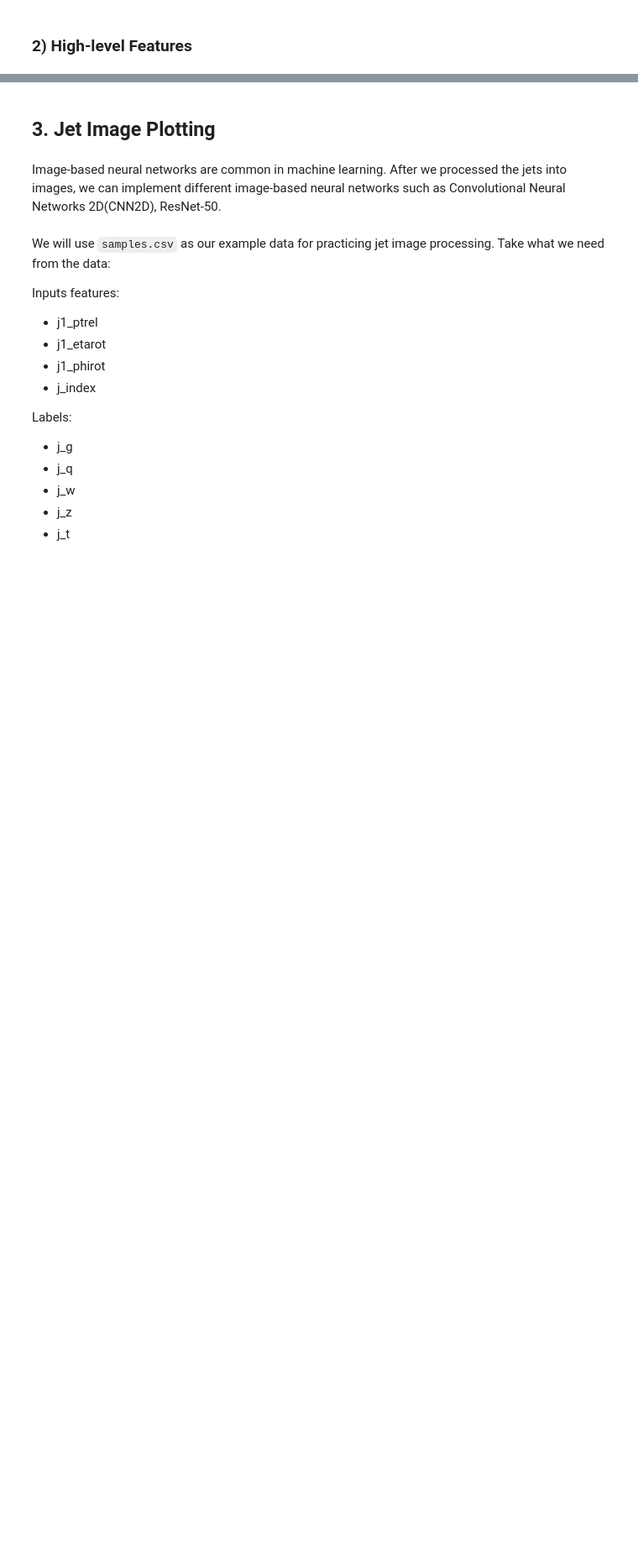
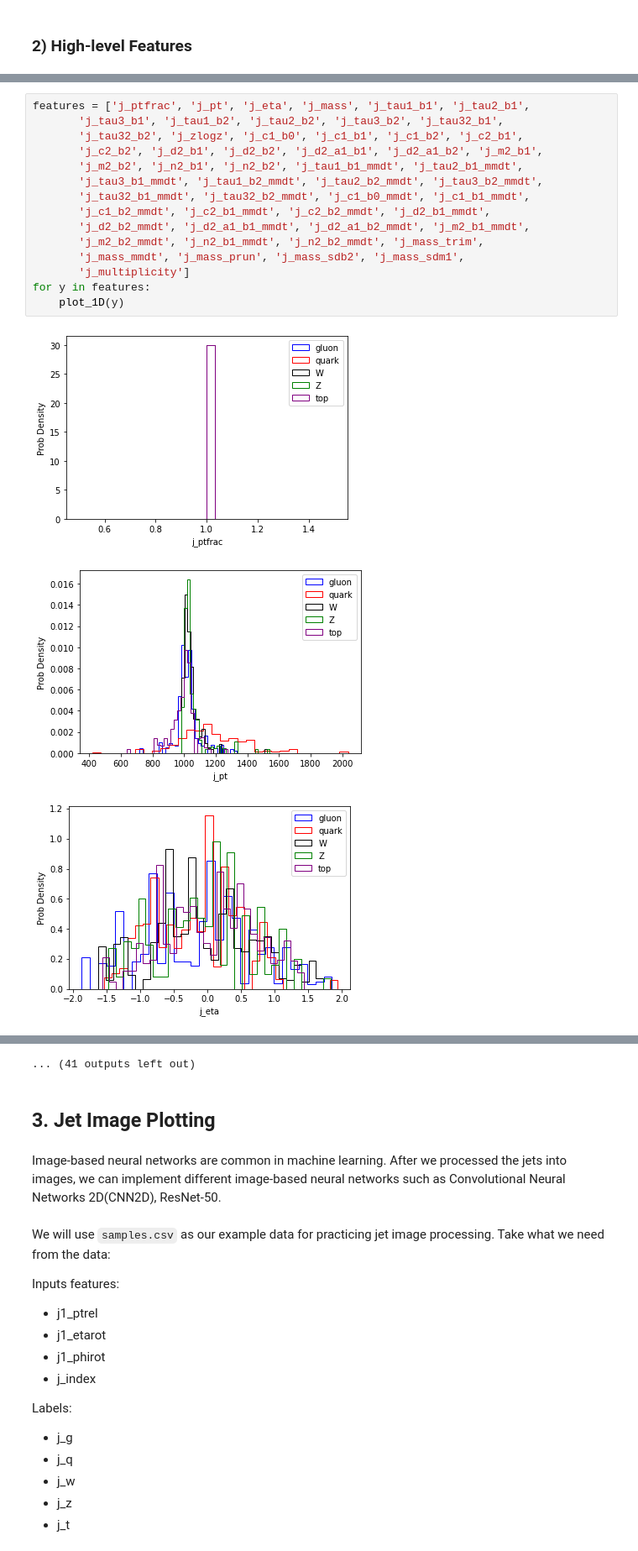
Before and after one commit to Noam-91/EPE_Dec_2020_Data_Preprocessing, a Jupyter notebook: Common Skills.ipynb, the cells around one changed output, grey strips where cells are left out. Shown at 84% size. Drawn from its saved outputs; the diff is of its cells as text; blank space fills up the shorter version.

```diff
--- a/Common Skills.ipynb
+++ b/Common Skills.ipynb
@@ -122,0 +187,19 @@ Try to plot 1D features and compare the distribution between labels. Hint: numpy
+# %%
+features = ['j_ptfrac', 'j_pt', 'j_eta', 'j_mass', 'j_tau1_b1', 'j_tau2_b1',
+       'j_tau3_b1', 'j_tau1_b2', 'j_tau2_b2', 'j_tau3_b2', 'j_tau32_b1',
+       'j_tau32_b2', 'j_zlogz', 'j_c1_b0', 'j_c1_b1', 'j_c1_b2', 'j_c2_b1',
+       'j_c2_b2', 'j_d2_b1', 'j_d2_b2', 'j_d2_a1_b1', 'j_d2_a1_b2', 'j_m2_b1',
+       'j_m2_b2', 'j_n2_b1', 'j_n2_b2', 'j_tau1_b1_mmdt', 'j_tau2_b1_mmdt',
+       'j_tau3_b1_mmdt', 'j_tau1_b2_mmdt', 'j_tau2_b2_mmdt', 'j_tau3_b2_mmdt',
+       'j_tau32_b1_mmdt', 'j_tau32_b2_mmdt', 'j_c1_b0_mmdt', 'j_c1_b1_mmdt',
+       'j_c1_b2_mmdt', 'j_c2_b1_mmdt', 'j_c2_b2_mmdt', 'j_d2_b1_mmdt',
+       'j_d2_b2_mmdt', 'j_d2_a1_b1_mmdt', 'j_d2_a1_b2_mmdt', 'j_m2_b1_mmdt',
+       'j_m2_b2_mmdt', 'j_n2_b1_mmdt', 'j_n2_b2_mmdt', 'j_mass_trim',
+       'j_mass_mmdt', 'j_mass_prun', 'j_mass_sdb2', 'j_mass_sdm1',
+       'j_multiplicity']
+for y in features:
+    plot_1D(y)
+# %% [output]
+[figure, added]
+[figure, added]
+[figure, added]
@@ -123,3 +215,4 @@ Try to plot 1D features and compare the distribution between labels. Hint: numpy
+... (41 outputs left out)
 # %% [markdown]
 ## 3. Jet Image Plotting
 # %% [markdown]
```
Also changed, not shown: parts of 28 cells of this notebook, 9 other files.
